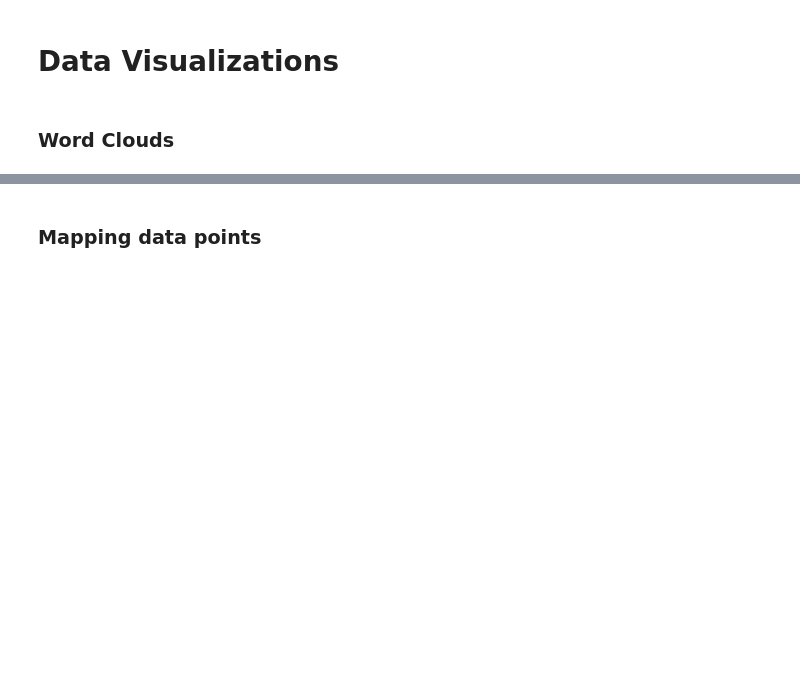
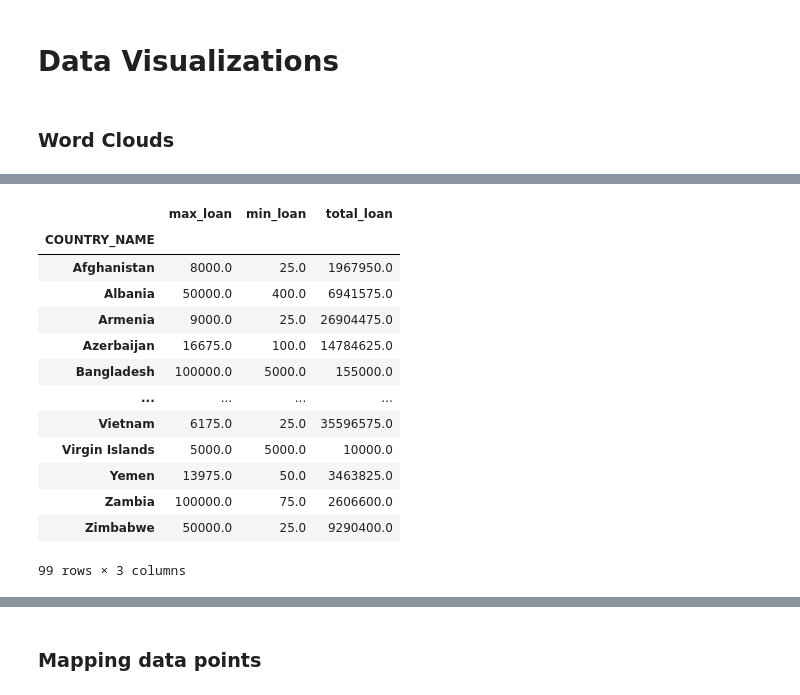
Before and after one commit to emmysobieski/TeamPySpark, a Jupyter notebook: Data_Visualizations.ipynb, the cells around one changed output, grey strips where cells are left out. Saved outputs shown, nothing was run; the diff lists cells and outputs as text; code cells hidden in the pictures; blank space fills up the shorter version.

```diff
--- a/Data_Visualizations.ipynb
+++ b/Data_Visualizations.ipynb
@@ -160,0 +191,22 @@ country.tail()
+# %%
+country_map = df_country.groupby('COUNTRY_NAME').agg(
+    max_loan = pd.NamedAgg("LOAN_AMOUNT", max),
+    min_loan = pd.NamedAgg("LOAN_AMOUNT", min),
+    total_loan = pd.NamedAgg("LOAN_AMOUNT", sum))
+# %%
+country_map
+# %% [output]
+|  | max_loan | min_loan | total_loan |
+| COUNTRY_NAME |  |  |  |
+| Afghanistan | 8000.0 | 25.0 | 1967950.0 |
+| Albania | 50000.0 | 400.0 | 6941575.0 |
+| Armenia | 9000.0 | 25.0 | 26904475.0 |
+| Azerbaijan | 16675.0 | 100.0 | 14784625.0 |
+| Bangladesh | 100000.0 | 5000.0 | 155000.0 |
+| ... | ... | ... | ... |
+| Vietnam | 6175.0 | 25.0 | 35596575.0 |
+| Virgin Islands | 5000.0 | 5000.0 | 10000.0 |
+| Yemen | 13975.0 | 50.0 | 3463825.0 |
+| Zambia | 100000.0 | 75.0 | 2606600.0 |
+| Zimbabwe | 50000.0 | 25.0 | 9290400.0 |
+99 rows × 3 columns
```
Also changed, not shown: parts of 14 cells of this notebook.
